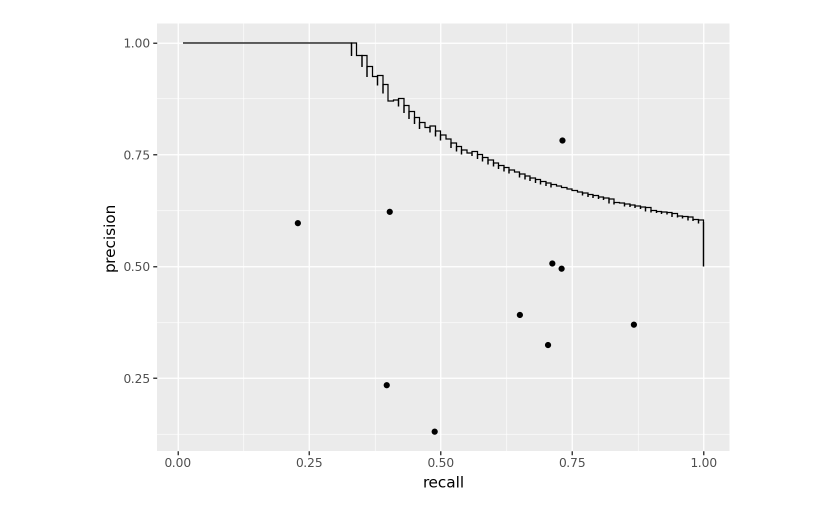
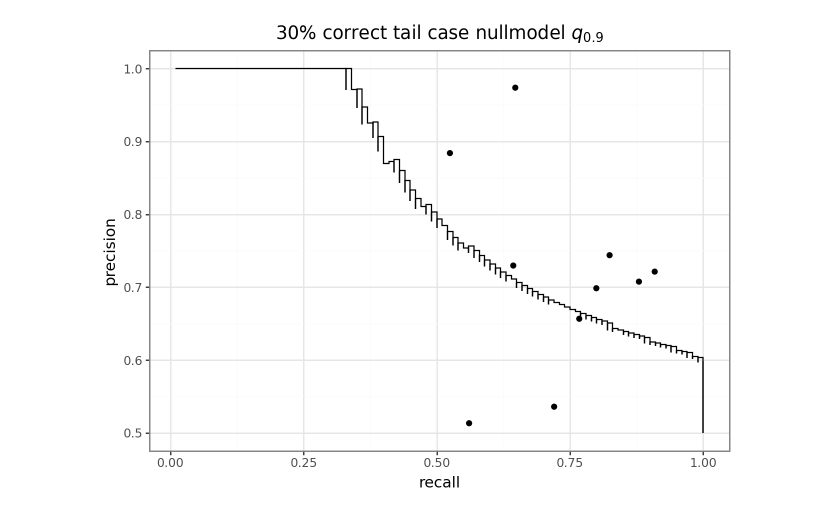
Before and after one commit to mart-mihkel/nullmodels, a Jupyter notebook: notebooks/ggplot.ipynb, the cells around one changed output. Cells and saved outputs as stored; diff of their text form; code cells hidden in the pictures.

```diff
--- a/notebooks/ggplot.ipynb
+++ b/notebooks/ggplot.ipynb
@@ -5,12 +5,13 @@ import pandas as pd
 from plotnine import *
 from nullmodels import *
 # %%
-random_noise = pd.DataFrame(np.random.uniform(0, 1, (10, 2)), columns=['precision', 'recall'])
+random_noise = pd.DataFrame(np.random.uniform(0.5, 1, (10, 2)), columns=['precision', 'recall'])
 
-p  = ggplot(random_noise)
-p += aes('recall', 'precision')
-p += geom_point()
-p += geom_pr_hypergeom(200, method='tail', h0_correct=0.3)
-p
+(ggplot(random_noise) +
+ aes('recall', 'precision') +
+ geom_point() +
+ geom_pr_hypergeom(200, method='tail', h0_correct=0.3) +
+ ggtitle('30% correct tail case nullmodel $q_{0.9}$') +
+ theme_bw())
 # %% [output]
-[figure, old version]
+[figure, new version]
```
Also changed, not shown: 4 other files.
